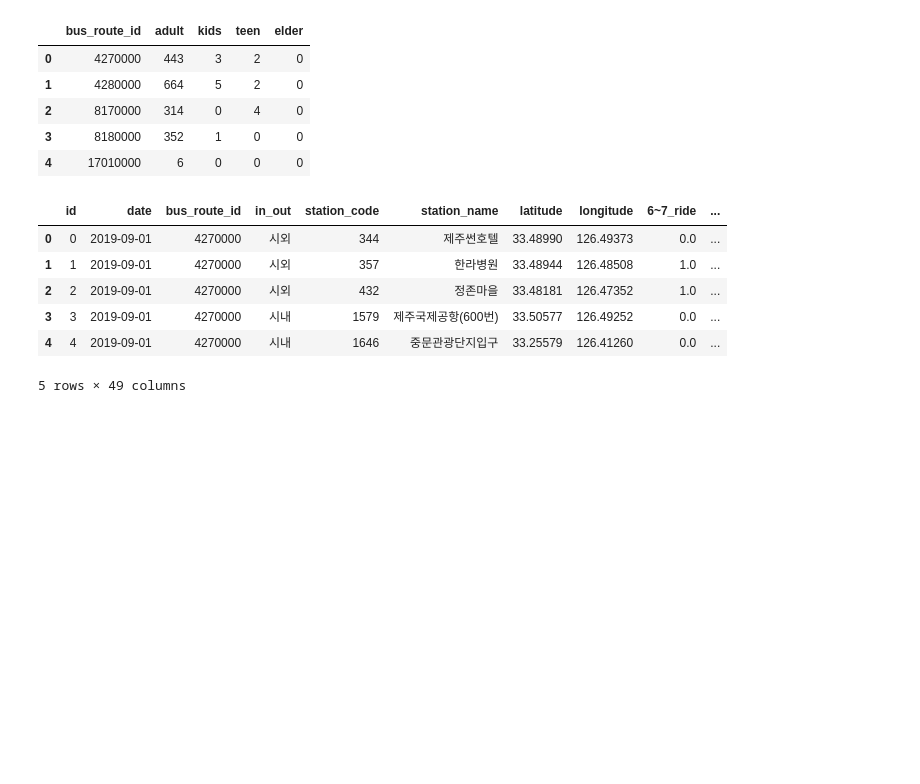
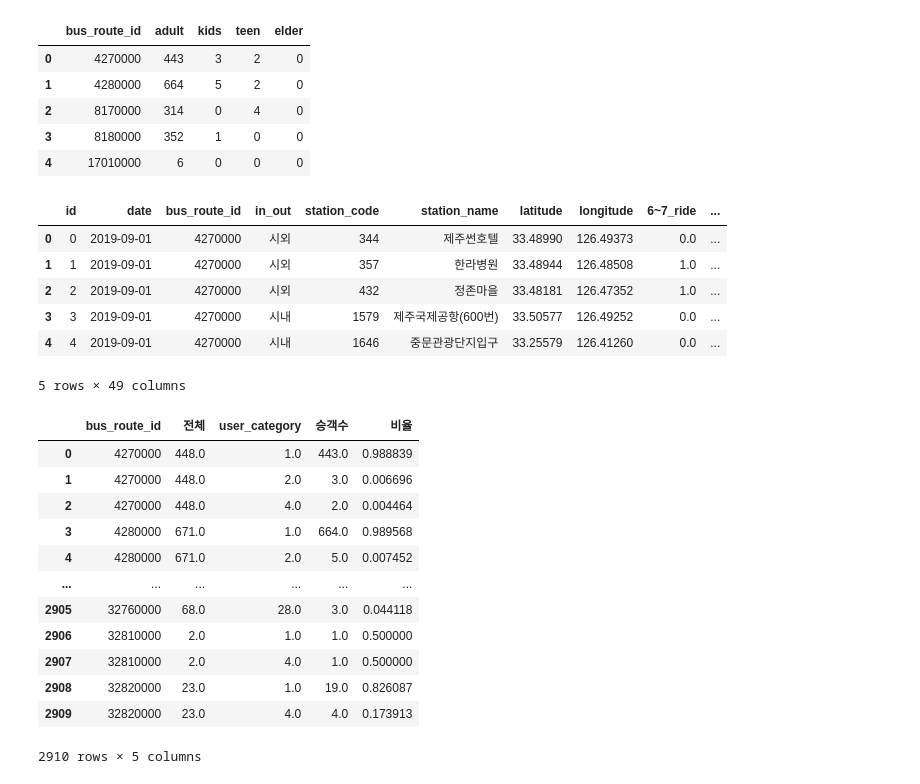
Before and after one commit to bigdataleeky/python, a Jupyter notebook: 20220609/20220608_2.ipynb, the cells around one changed output. Saved outputs shown, nothing was run; the diff lists cells and outputs as text; code cells hidden in the pictures; blank space fills up the shorter version.

```diff
--- a/20220609/20220608_2.ipynb
+++ b/20220609/20220608_2.ipynb
@@ -445,3 +445,29 @@ df.head()
 | 3 | 3 | 2019-09-01 | 4270000 | 시내 | 1579 | 제주국제공항(600번) | 33.50577 | 126.49252 | 0.0 | ... |
 | 4 | 4 | 2019-09-01 | 4270000 | 시내 | 1646 | 중문관광단지입구 | 33.25579 | 126.41260 | 0.0 | ... |
 5 rows × 49 columns
+# %%
+# bts.columns
+# 카테고리별 승객 비율
+# bus_route_id별 승객전체 합
+f_all = bts.groupby('bus_route_id')['user_count'].agg([('전체','sum')]).reset_index()
+# bus_route_id, user_categroy별 승객의  합
+f_sum = bts.groupby(['bus_route_id','user_category'])['user_count'].agg([('승객수','sum')]).reset_index()
+
+# 승객수 / 전체 --> 각 카테고리별 승객수의 비율
+data = pd.merge(f_all,f_sum, on='bus_route_id')
+data['비율'] =  data['승객수'] / data['전체']
+data
+# %% [output]
+|  | bus_route_id | 전체 | user_category | 승객수 | 비율 |
+| 0 | 4270000 | 448.0 | 1.0 | 443.0 | 0.988839 |
+| 1 | 4270000 | 448.0 | 2.0 | 3.0 | 0.006696 |
+| 2 | 4270000 | 448.0 | 4.0 | 2.0 | 0.004464 |
+| 3 | 4280000 | 671.0 | 1.0 | 664.0 | 0.989568 |
+| 4 | 4280000 | 671.0 | 2.0 | 5.0 | 0.007452 |
+| ... | ... | ... | ... | ... | ... |
+| 2905 | 32760000 | 68.0 | 28.0 | 3.0 | 0.044118 |
+| 2906 | 32810000 | 2.0 | 1.0 | 1.0 | 0.500000 |
+| 2907 | 32810000 | 2.0 | 4.0 | 1.0 | 0.500000 |
+| 2908 | 32820000 | 23.0 | 1.0 | 19.0 | 0.826087 |
+| 2909 | 32820000 | 23.0 | 4.0 | 4.0 | 0.173913 |
+2910 rows × 5 columns
```
Also changed, not shown: parts of 9 cells of this notebook.
